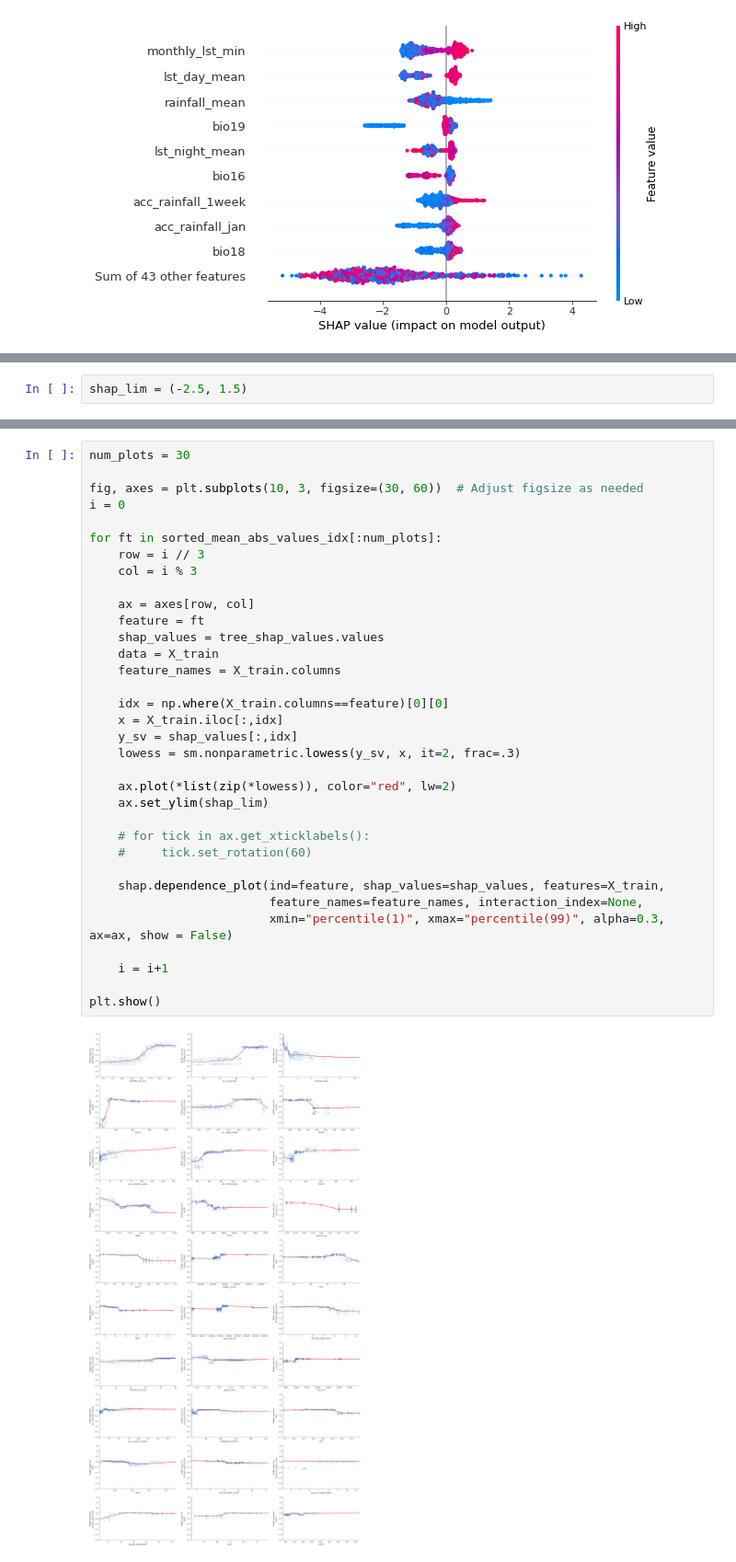
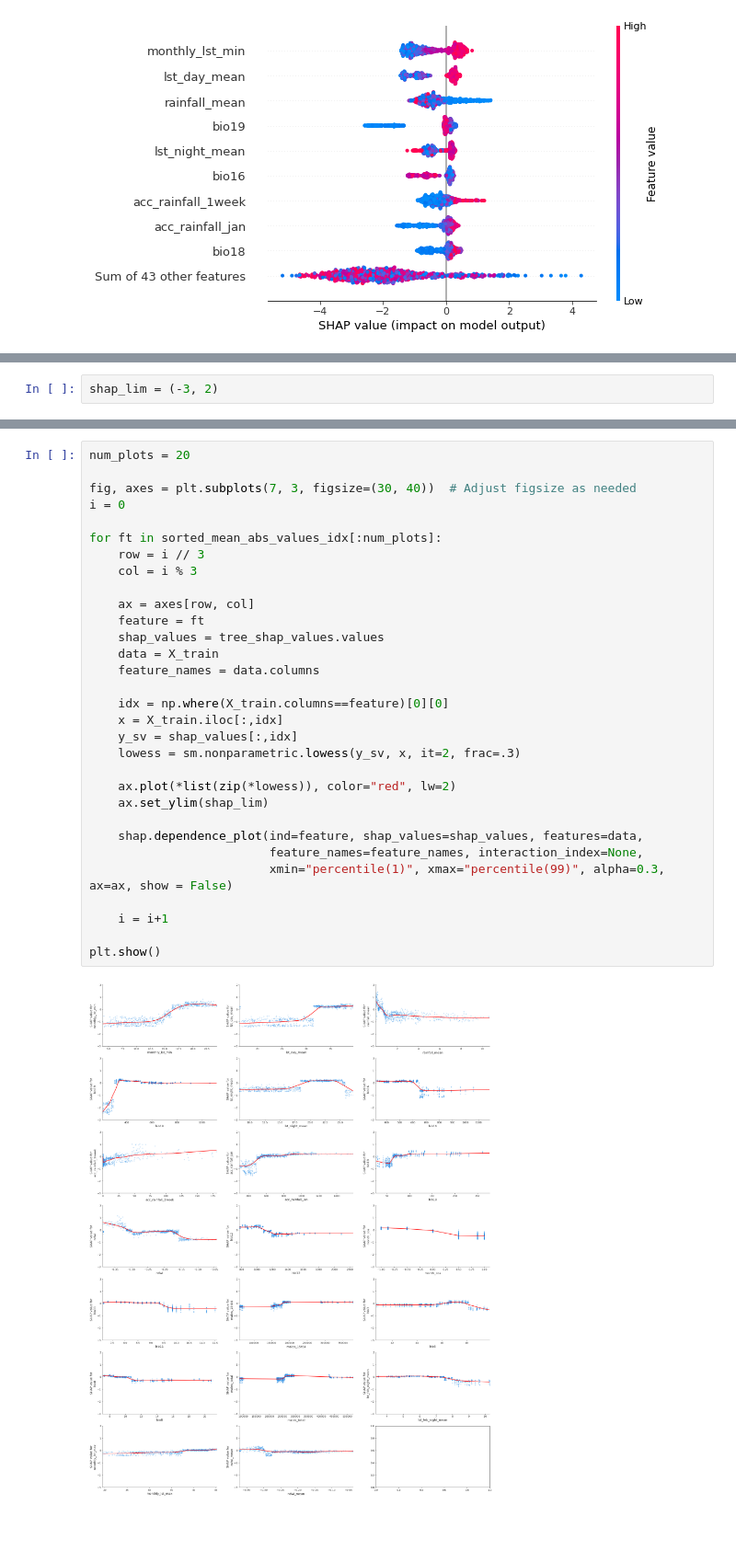
Before and after one commit to dsainidis/MBD-Prediction, a Jupyter notebook: NUTS3 - Level/Greece/notebooks/modeling/OP_Models/GR_Modeling_&_Training_Attica_OP_2010-2023_kfold.ipynb, the cells around one changed output, grey strips where cells are left out. Shown at 92% size. Cells and saved outputs as stored; diff of their text form; blank space fills up the shorter version.

```diff
--- a/NUTS3 - Level/Greece/notebooks/modeling/OP_Models/GR_Modeling_&_Training_Attica_OP_2010-2023_kfold.ipynb
+++ b/NUTS3 - Level/Greece/notebooks/modeling/OP_Models/GR_Modeling_&_Training_Attica_OP_2010-2023_kfold.ipynb
@@ -351,2 +385,2 @@ shap.summary_plot(tree_shap_values, feature_names = X_train.columns, features =
 # %%
-shap_lim = (-2.5, 1.5)
+shap_lim = (-3, 2)
@@ -413,37 +387,34 @@ Index(['monthly_lst_min', 'lst_day_mean', 'rainfall_mean', 'bio19',
 # %%
-num_plots = 30
+num_plots = 20
 
-fig, axes = plt.subplots(10, 3, figsize=(30, 60))  # Adjust figsize as needed
+fig, axes = plt.subplots(7, 3, figsize=(30, 40))  # Adjust figsize as needed
 i = 0
 
 for ft in sorted_mean_abs_values_idx[:num_plots]:
     row = i // 3
     col = i % 3
 
     ax = axes[row, col]
     feature = ft
     shap_values = tree_shap_values.values
     data = X_train
-    feature_names = X_train.columns
+    feature_names = data.columns
 
     idx = np.where(X_train.columns==feature)[0][0]
     x = X_train.iloc[:,idx]
     y_sv = shap_values[:,idx]
     lowess = sm.nonparametric.lowess(y_sv, x, it=2, frac=.3)
 
     ax.plot(*list(zip(*lowess)), color="red", lw=2)
     ax.set_ylim(shap_lim)
 
-    # for tick in ax.get_xticklabels():
-    #     tick.set_rotation(60)
-
-    shap.dependence_plot(ind=feature, shap_values=shap_values, features=X_train,
+    shap.dependence_plot(ind=feature, shap_values=shap_values, features=data,
                          feature_names=feature_names, interaction_index=None,
                          xmin="percentile(1)", xmax="percentile(99)", alpha=0.3, ax=ax, show = False)
 
     i = i+1
 
 plt.show()
 # %% [output]
-[figure, old version]
+[figure, new version]
 # %%
```
Also changed, not shown: parts of 18 cells of this notebook, 20 other files.
